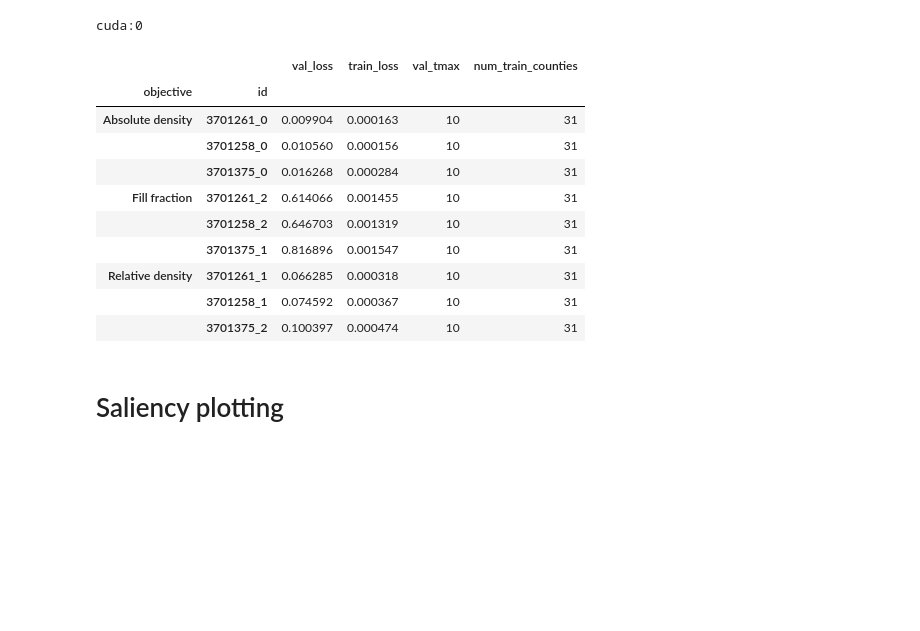
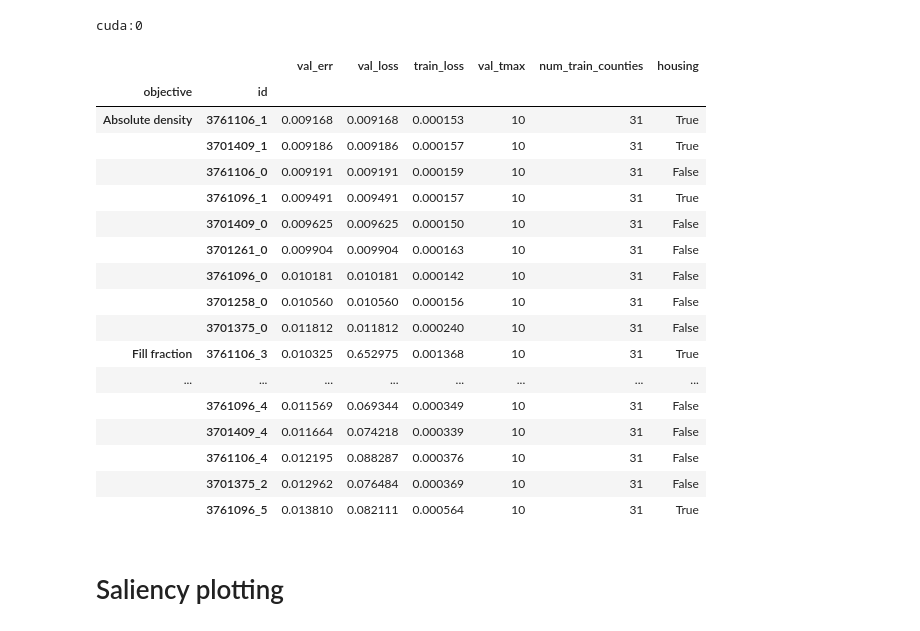
Before and after one commit to jcolen/sociohydro, a Jupyter notebook: census_density_gridded/CensusSaliency.ipynb, the cells around one changed output. Cells and saved outputs as stored; diff of their text form; code cells hidden in the pictures; blank space fills up the shorter version.

Commit message:
Last batch of runs, including those with housing as an input field

```diff
--- a/census_density_gridded/CensusSaliency.ipynb
+++ b/census_density_gridded/CensusSaliency.ipynb
@@ -26,48 +26,60 @@ import pandas as pd
 def report_model(path):
     info = torch.load(f'{path}/model_weight.ckpt', map_location='cpu')
 
+    if not 'val_err' in info:
+        overwrite_val_error(path)
+
     with open(f'{path}/config.yaml', 'r') as f:
         config = yaml.safe_load(f)
 
     ret = {
         'path': os.path.basename(path),
         'id': os.path.basename(path).replace('_all_counties', ''),
+        'val_err': info['val_err'],
         'val_loss': info['val_loss'],
         'train_loss': info['train_loss'],
         'val_tmax': config['dataset']['val_tmax'],
-        'num_train_counties': len(config['dataset']['train_counties'])
+        'num_train_counties': len(config['dataset']['train_counties']),
+        'housing': config['model']['args']['use_housing']
     }
 
     dwargs = config['dataset']['kwargs']
     if dwargs['use_fill_frac']:
         ret['objective'] = 'Fill fraction'
     elif dwargs['use_max_scaling']:
         ret['objective'] = 'Relative density'
     else:
         ret['objective'] = 'Absolute density'
     return ret
 
 records = []
 for path in glob.glob('models/*'):
     if not os.path.isdir(path): continue
     record = report_model(path)
     if record is not None:
         records.append(record)
 
 df = pd.DataFrame.from_records(records, np.arange(len(records)))
-df.sort_values(by=['objective', 'val_loss']).drop(columns='path').set_index(['objective', 'id'])
+df.sort_values(by=['objective', 'val_err']).drop(columns='path').set_index(['objective', 'id'])
 # %% [output]
-|  |  | val_loss | train_loss | val_tmax | num_train_counties |
-| objective | id |  |  |  |  |
-| Absolute density | 3701261_0 | 0.009904 | 0.000163 | 10 | 31 |
-|  | 3701258_0 | 0.010560 | 0.000156 | 10 | 31 |
-|  | 3701375_0 | 0.016268 | 0.000284 | 10 | 31 |
-| Fill fraction | 3701261_2 | 0.614066 | 0.001455 | 10 | 31 |
-|  | 3701258_2 | 0.646703 | 0.001319 | 10 | 31 |
-|  | 3701375_1 | 0.816896 | 0.001547 | 10 | 31 |
-| Relative density | 3701261_1 | 0.066285 | 0.000318 | 10 | 31 |
-|  | 3701258_1 | 0.074592 | 0.000367 | 10 | 31 |
-|  | 3701375_2 | 0.100397 | 0.000474 | 10 | 31 |
+|  |  | val_err | val_loss | train_loss | val_tmax | num_train_counties | housing |
+| objective | id |  |  |  |  |  |  |
+| Absolute density | 3761106_1 | 0.009168 | 0.009168 | 0.000153 | 10 | 31 | True |
+|  | 3701409_1 | 0.009186 | 0.009186 | 0.000157 | 10 | 31 | True |
+|  | 3761106_0 | 0.009191 | 0.009191 | 0.000159 | 10 | 31 | False |
+|  | 3761096_1 | 0.009491 | 0.009491 | 0.000157 | 10 | 31 | True |
+|  | 3701409_0 | 0.009625 | 0.009625 | 0.000150 | 10 | 31 | False |
+|  | 3701261_0 | 0.009904 | 0.009904 | 0.000163 | 10 | 31 | False |
+|  | 3761096_0 | 0.010181 | 0.010181 | 0.000142 | 10 | 31 | False |
+|  | 3701258_0 | 0.010560 | 0.010560 | 0.000156 | 10 | 31 | False |
+|  | 3701375_0 | 0.011812 | 0.011812 | 0.000240 | 10 | 31 | False |
+| Fill fraction | 3761106_3 | 0.010325 | 0.652975 | 0.001368 | 10 | 31 | True |
+| ... | ... | ... | ... | ... | ... | ... | ... |
+|  | 3761096_4 | 0.011569 | 0.069344 | 0.000349 | 10 | 31 | False |
+|  | 3701409_4 | 0.011664 | 0.074218 | 0.000339 | 10 | 31 | False |
+|  | 3761106_4 | 0.012195 | 0.088287 | 0.000376 | 10 | 31 | False |
+|  | 3701375_2 | 0.012962 | 0.076484 | 0.000369 | 10 | 31 | False |
+|  | 3761096_5 | 0.013810 | 0.082111 | 0.000564 | 10 | 31 | True |
 # %% [markdown]
 # Saliency plotting
 # %%
```
Also changed, not shown: parts of 1 cell of this notebook, 57 other files.
